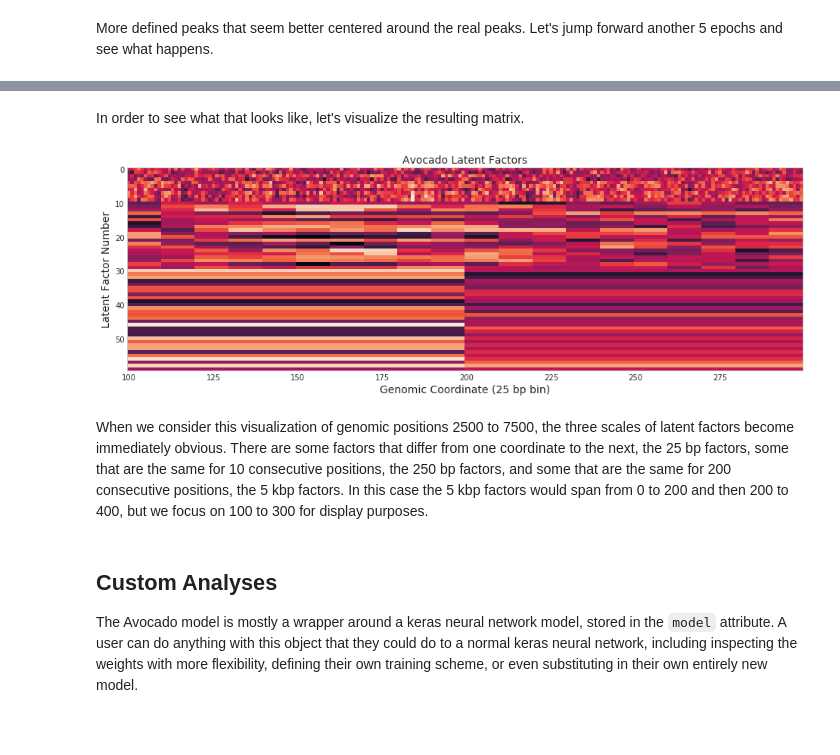
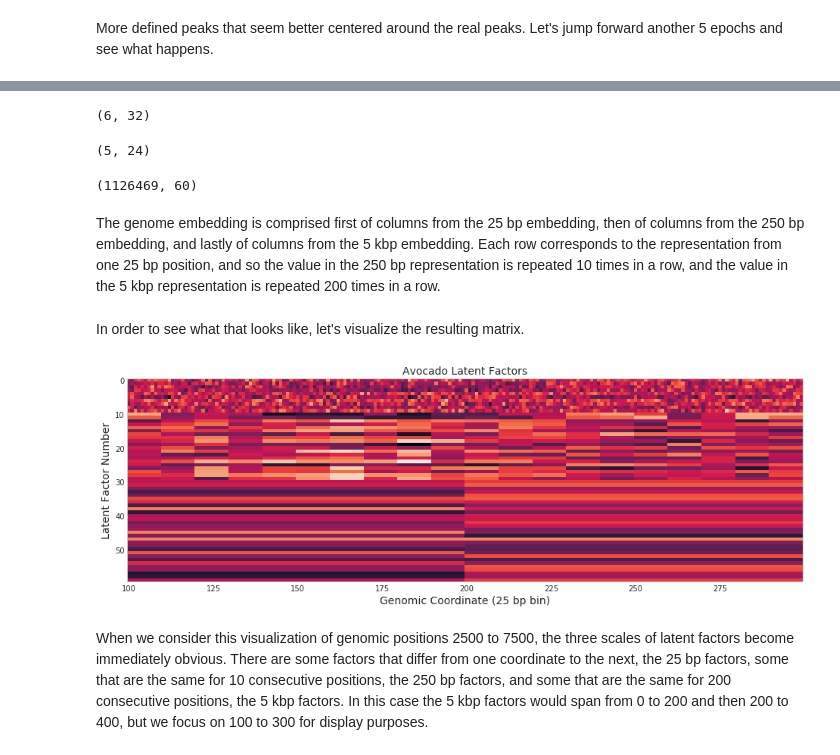
Before and after one commit to jmschrei/avocado, a Jupyter notebook: Avocado Training Demo.ipynb, the cells around one changed output, grey strips where cells are left out. Drawn from its saved outputs; the diff is of its cells as text; code cells hidden in the pictures; blank space fills up the shorter version.

```diff
--- a/Avocado Training Demo.ipynb
+++ b/Avocado Training Demo.ipynb
@@ -349,0 +375,2 @@ First, let's look at a summary of the model again.
+# %%
+model = Avocado.load("test-model")
@@ -349,0 +383,5 @@ First, let's look at a summary of the model again.
+# %%
+data = {}
+for assay in assays:
+    filename = 'data/E003.{}.pilot.arcsinh.npz'.format(assay)
+    data[('E004', assay)] = numpy.load(filename)['arr_0']
@@ -349,0 +390,2 @@ First, let's look at a summary of the model again.
+# %%
+model.fit_celltypes(data, n_epochs=5)
@@ -401,19 +423,30 @@ for i in range(n):
+# %%
+model.celltype_embedding.shape
+# %% [output]
+(6, 32)
+# %%
+model.assay_embedding.shape
+# %% [output]
+(5, 24)
+# %%
+genome_embedding = model.genome_embedding
+genome_embedding.shape
+# %% [output]
+(1126469, 60)
+# %% [markdown]
+The genome embedding is comprised first of columns from the 25 bp embedding, then of columns from the 250 bp embedding, and lastly of columns from the 5 kbp embedding. Each row corresponds to the representation from one 25 bp position, and so the value in the 250 bp representation is repeated 10 times in a row, and the value in the 5 kbp representation is repeated 200 times in a row.
 # %% [markdown]
 In order to see what that looks like, let's visualize the resulting matrix.
 # %%
 plt.figure(figsize=(16, 10))
 plt.title("Avocado Latent Factors", fontsize=14)
-plt.imshow(genome_representation[100:300].T)
+plt.imshow(genome_embedding[100:300].T)
 plt.ylabel("Latent Factor Number", fontsize=14)
 plt.yticks(fontsize=10)
 plt.xlabel("Genomic Coordinate (25 bp bin)", fontsize=14)
 plt.xticks(range(0, 200, 25), range(100, 300, 25), fontsize=10)
 plt.grid(False)
 # %% [output]
-[figure, old version]
+[figure, new version]
 # %% [markdown]
 When we consider this visualization of genomic positions 2500 to 7500, the three scales of latent factors become immediately obvious. There are some factors that differ from one coordinate to the next, the 25 bp factors, some that are the same for 10 consecutive positions, the 250 bp factors, and some that are the same for 200 consecutive positions, the 5 kbp factors. In this case the 5 kbp factors would span from 0 to 200 and then 200 to 400, but we focus on 100 to 300 for display purposes.
-# %% [markdown]
-## Custom Analyses
-
-The Avocado model is mostly a wrapper around a keras neural network model, stored in the `model` attribute. A user can do anything with this object that they could do to a normal keras neural network, including inspecting the weights with more flexibility, defining their own training scheme, or even substituting in their own entirely new model.
```
Also changed, not shown: parts of 31 cells of this notebook.
